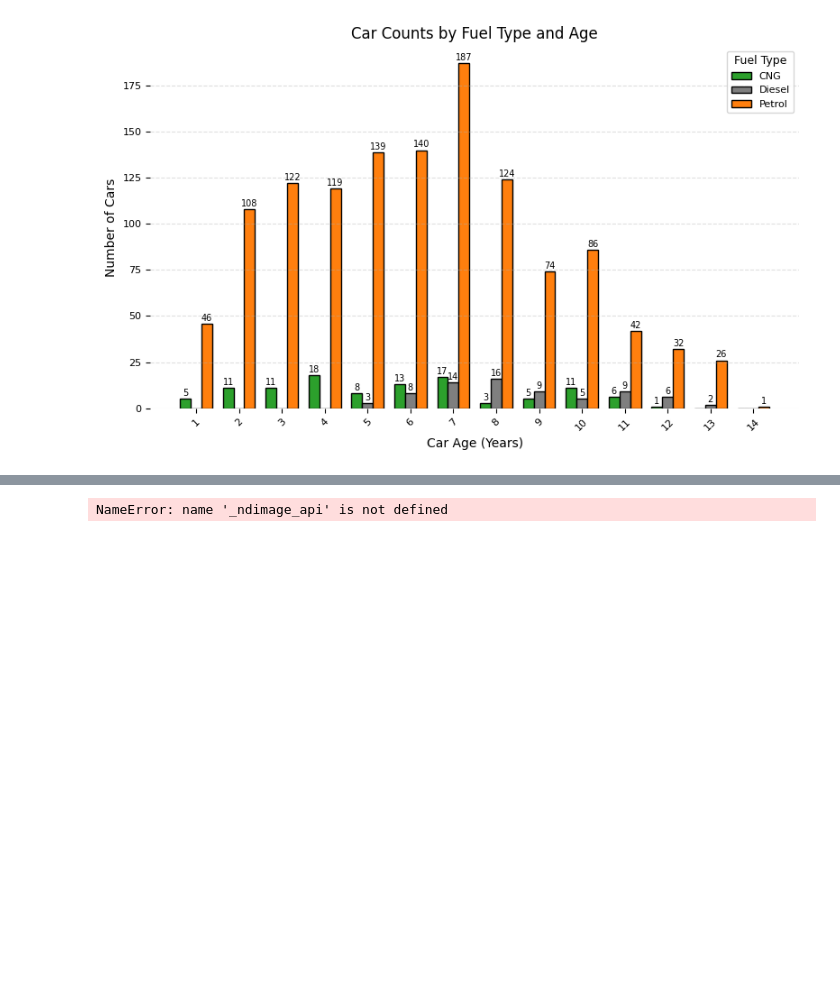
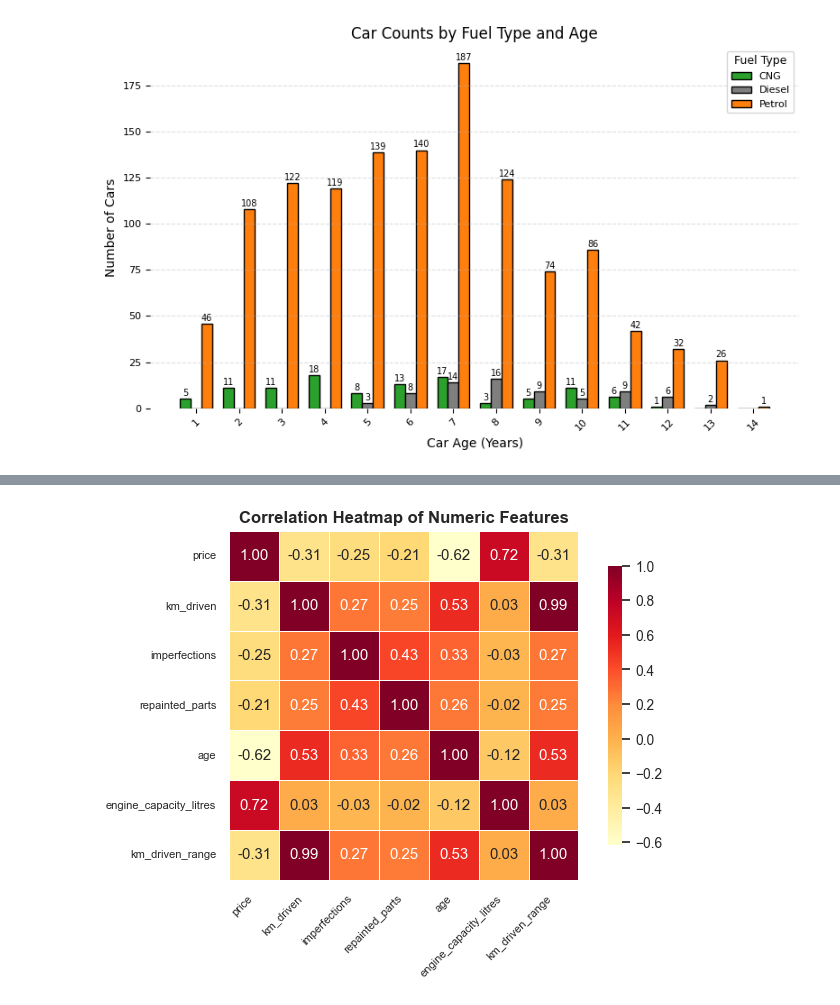
Before and after one commit to Arsh0212/Data-Analysis, a Jupyter notebook: CARS24/CARS24.ipynb, the cells around one changed output, grey strips where cells are left out. Cells and saved outputs as stored; diff of their text form; code cells hidden in the pictures; blank space fills up the shorter version.

```diff
--- a/CARS24/CARS24.ipynb
+++ b/CARS24/CARS24.ipynb
@@ -158,32 +155,30 @@ plt.show()
 # %%
-import seaborn as sns
-
 # Compute correlation matrix
 measures = [item.lower() for item in MEASURE]  # Use list instead of generator
 corr_matrix = used_cars[measures].corr()
 
 # Set plot style for consistency
 sns.set(style="whitegrid", font_scale=0.9)
 
 # Create heatmap
 plt.figure(figsize=(7, 5))  # Slightly smaller for compactness
 heatmap = sns.heatmap(
     corr_matrix,
     annot=True,
-    cmap='coolwarm',
+    cmap='YlOrRd',
     fmt=".2f",
     linewidths=0.5,
     linecolor='white',
     cbar_kws={"shrink": 0.8},
     square=True
 )
 
 plt.title("Correlation Heatmap of Numeric Features", fontsize=12, weight='bold')
 plt.xticks(rotation=45, ha='right', fontsize=8)
 plt.yticks(fontsize=8)
 plt.tight_layout()
 plt.box(False)
 plt.show()
 # %% [output]
-NameError: name '_ndimage_api' is not defined
+[figure, added]
 # %%
```
Also changed, not shown: parts of 7 cells of this notebook.
